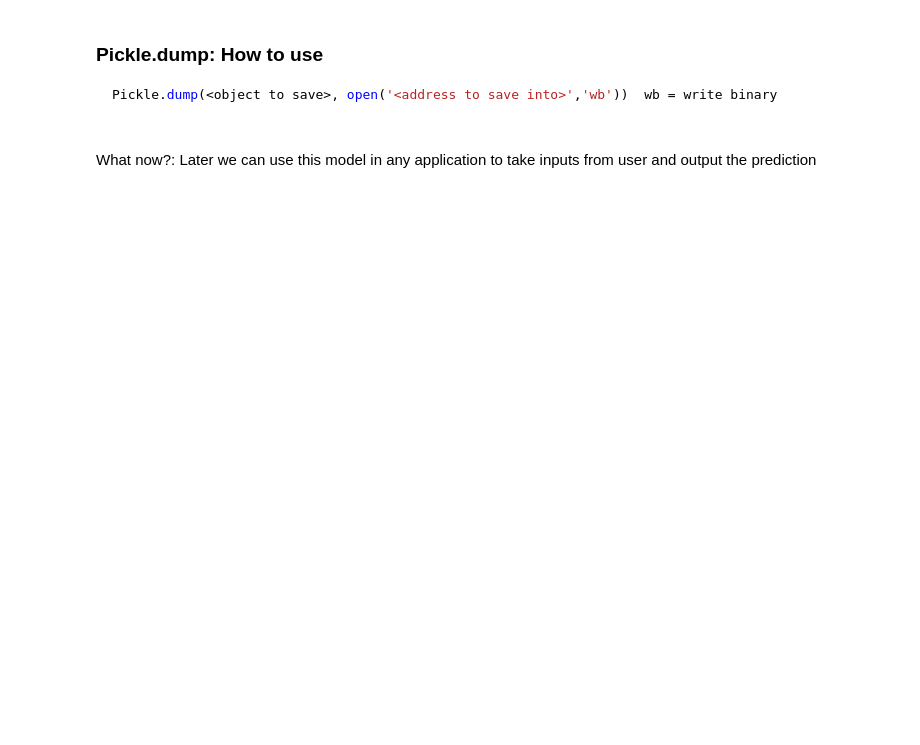
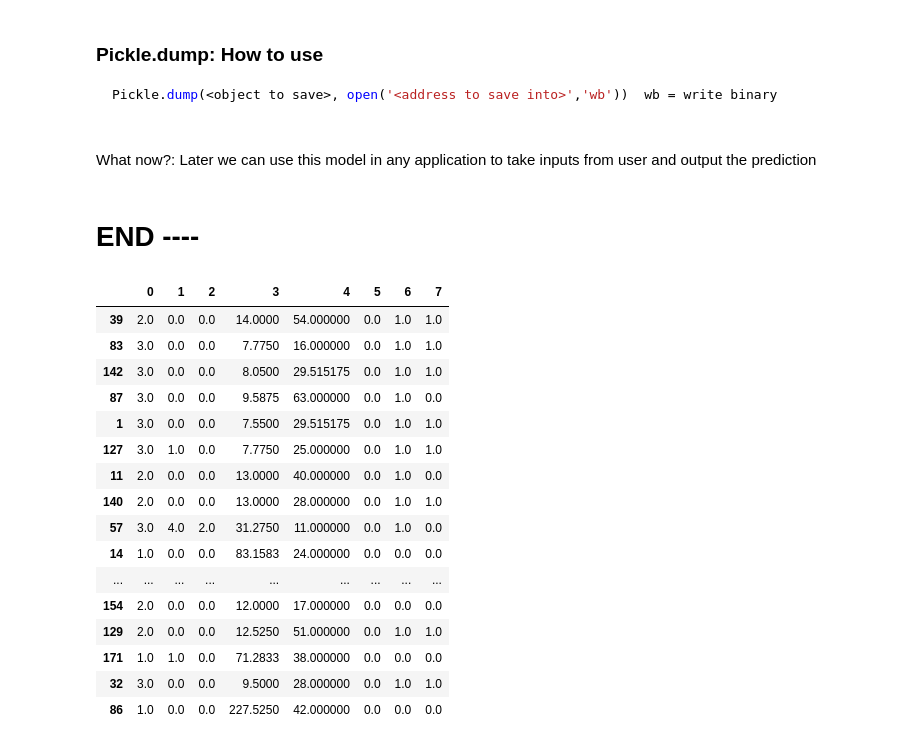
Before and after one commit to LuqmanCSE/Machine-Learning-Concepts, a Jupyter notebook: ML Pipelines/without ML pipelines/preprocessing and model training.ipynb, the cells around one changed output. Cells and saved outputs as stored; diff of their text form; code cells hidden in the pictures; blank space fills up the shorter version.

```diff
--- a/ML Pipelines/ML Pipelines.ipynb
+++ b/ML Pipelines/without ML pipelines/preprocessing and model training.ipynb
@@ -156,3 +160,27 @@ Pickle.dump(<object to save>, open('<address to save into>','wb'))  wb = write b
 # %% [markdown]
 What now?:
 Later we can use this model in any application to take inputs from user and output the prediction
+# %% [markdown]
+# END ----
+# %%
+t = pd.DataFrame(X_test_transformed)
+# %%
+t.sample(20)
+# %% [output]
+|  | 0 | 1 | 2 | 3 | 4 | 5 | 6 | 7 |
+| 39 | 2.0 | 0.0 | 0.0 | 14.0000 | 54.000000 | 0.0 | 1.0 | 1.0 |
+| 83 | 3.0 | 0.0 | 0.0 | 7.7750 | 16.000000 | 0.0 | 1.0 | 1.0 |
+| 142 | 3.0 | 0.0 | 0.0 | 8.0500 | 29.515175 | 0.0 | 1.0 | 1.0 |
+| 87 | 3.0 | 0.0 | 0.0 | 9.5875 | 63.000000 | 0.0 | 1.0 | 0.0 |
+| 1 | 3.0 | 0.0 | 0.0 | 7.5500 | 29.515175 | 0.0 | 1.0 | 1.0 |
+| 127 | 3.0 | 1.0 | 0.0 | 7.7750 | 25.000000 | 0.0 | 1.0 | 1.0 |
+| 11 | 2.0 | 0.0 | 0.0 | 13.0000 | 40.000000 | 0.0 | 1.0 | 0.0 |
+| 140 | 2.0 | 0.0 | 0.0 | 13.0000 | 28.000000 | 0.0 | 1.0 | 1.0 |
+| 57 | 3.0 | 4.0 | 2.0 | 31.2750 | 11.000000 | 0.0 | 1.0 | 0.0 |
+| 14 | 1.0 | 0.0 | 0.0 | 83.1583 | 24.000000 | 0.0 | 0.0 | 0.0 |
+| ... | ... | ... | ... | ... | ... | ... | ... | ... |
+| 154 | 2.0 | 0.0 | 0.0 | 12.0000 | 17.000000 | 0.0 | 0.0 | 0.0 |
+| 129 | 2.0 | 0.0 | 0.0 | 12.5250 | 51.000000 | 0.0 | 1.0 | 1.0 |
+| 171 | 1.0 | 1.0 | 0.0 | 71.2833 | 38.000000 | 0.0 | 0.0 | 0.0 |
+| 32 | 3.0 | 0.0 | 0.0 | 9.5000 | 28.000000 | 0.0 | 1.0 | 1.0 |
+| 86 | 1.0 | 0.0 | 0.0 | 227.5250 | 42.000000 | 0.0 | 0.0 | 0.0 |
```
Also changed, not shown: parts of 4 cells of this notebook, 7 other files.
